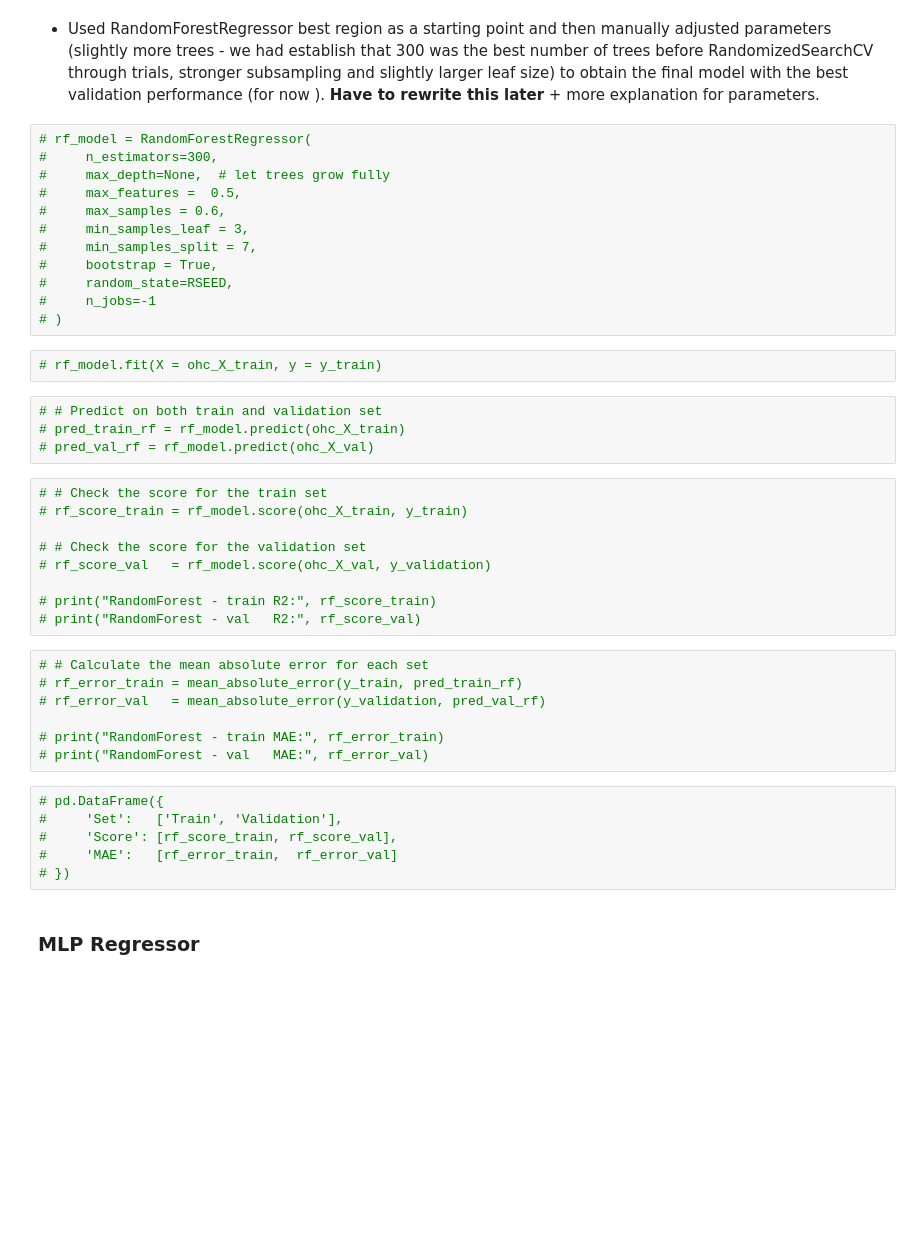
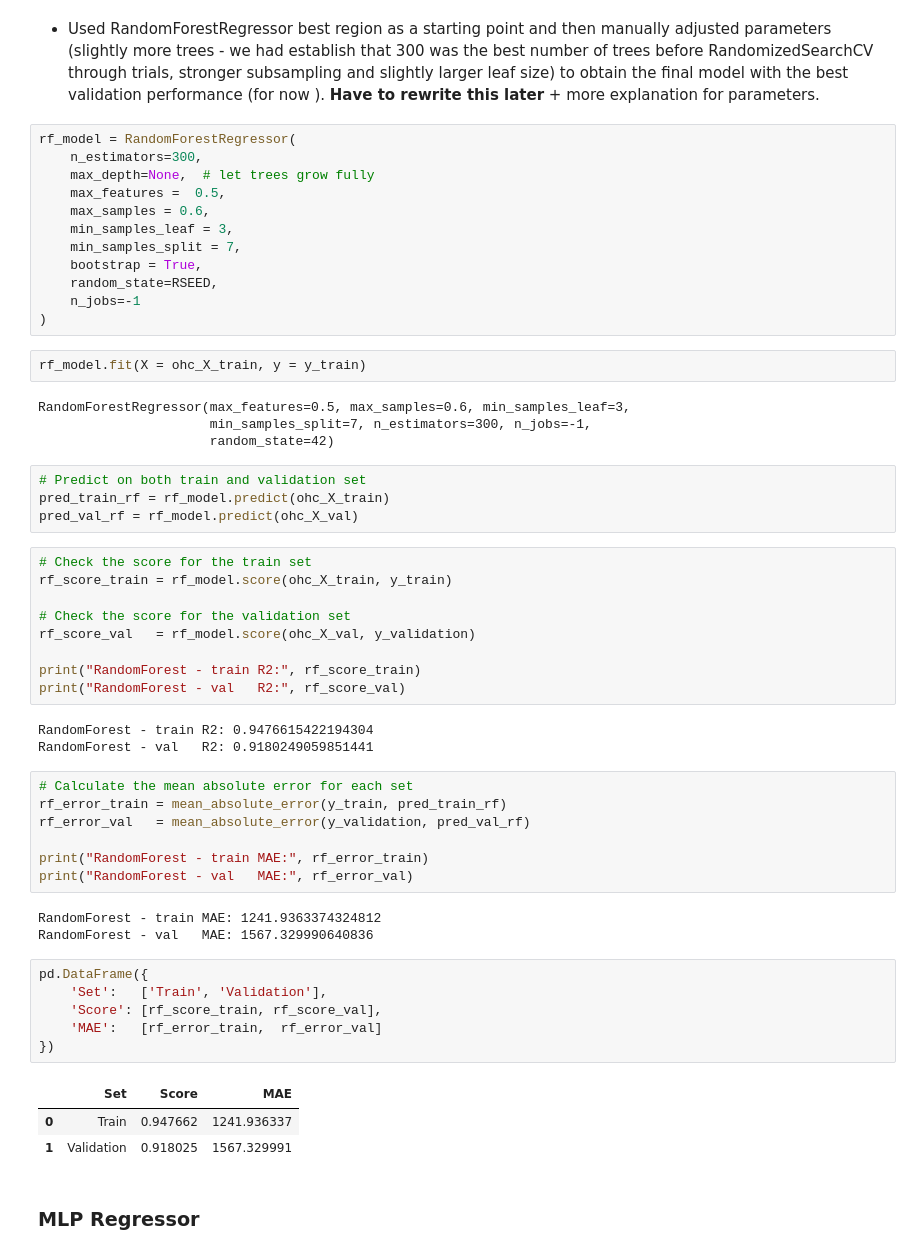
Before and after one commit to TheFriendlyTwin/Group14-Cars4You-Project, a Jupyter notebook: Project_Group14_KNN_FINAL.ipynb, the cells around one changed output. Saved outputs shown, nothing was run; the diff lists cells and outputs as text; blank space fills up the shorter version.

```diff
--- a/Project_Group14_KNN_FINAL.ipynb
+++ b/Project_Group14_KNN_FINAL.ipynb
@@ -2692,45 +2856,59 @@ We'll go with k = 6 as both sets seem to be closer to each other in this point b
 # %% [markdown]
 - Used RandomForestRegressor best region as a starting point and then manually adjusted parameters (slightly more trees - we had establish that 300 was the best number of trees before RandomizedSearchCV through trials, stronger subsampling and slightly larger leaf size) to obtain the final model with the best validation performance (for now ). **Have to rewrite this later** + more explanation for parameters.
 # %%
-# rf_model = RandomForestRegressor(
-#     n_estimators=300,
-#     max_depth=None,  # let trees grow fully
-#     max_features =  0.5,
-#     max_samples = 0.6,
-#     min_samples_leaf = 3,
-#     min_samples_split = 7,
-#     bootstrap = True,
-#     random_state=RSEED,
-#     n_jobs=-1
-# )
+rf_model = RandomForestRegressor(
+    n_estimators=300,
+    max_depth=None,  # let trees grow fully
+    max_features =  0.5,
+    max_samples = 0.6,
+    min_samples_leaf = 3,
+    min_samples_split = 7,
+    bootstrap = True,
+    random_state=RSEED,
+    n_jobs=-1
+)
 # %%
-# rf_model.fit(X = ohc_X_train, y = y_train)
+rf_model.fit(X = ohc_X_train, y = y_train)
+# %% [output]
+RandomForestRegressor(max_features=0.5, max_samples=0.6, min_samples_leaf=3,
+                      min_samples_split=7, n_estimators=300, n_jobs=-1,
+                      random_state=42)
 # %%
-# # Predict on both train and validation set
-# pred_train_rf = rf_model.predict(ohc_X_train)
-# pred_val_rf = rf_model.predict(ohc_X_val)
+# Predict on both train and validation set
+pred_train_rf = rf_model.predict(ohc_X_train)
+pred_val_rf = rf_model.predict(ohc_X_val)
 # %%
-# # Check the score for the train set
-# rf_score_train = rf_model.score(ohc_X_train, y_train)
+# Check the score for the train set
+rf_score_train = rf_model.score(ohc_X_train, y_train)
 
-# # Check the score for the validation set
-# rf_score_val   = rf_model.score(ohc_X_val, y_validation)
+# Check the score for the validation set
+rf_score_val   = rf_model.score(ohc_X_val, y_validation)
 
-# print("RandomForest - train R2:", rf_score_train)
-# print("RandomForest - val   R2:", rf_score_val)
+print("RandomForest - train R2:", rf_score_train)
+print("RandomForest - val   R2:", rf_score_val)
+# %% [output]
+RandomForest - train R2: 0.9476615422194304
+RandomForest - val   R2: 0.9180249059851441
 # %%
-# # Calculate the mean absolute error for each set
-# rf_error_train = mean_absolute_error(y_train, pred_train_rf)
-# rf_error_val   = mean_absolute_error(y_validation, pred_val_rf)
+# Calculate the mean absolute error for each set
+rf_error_train = mean_absolute_error(y_train, pred_train_rf)
+rf_error_val   = mean_absolute_error(y_validation, pred_val_rf)
 
-# print("RandomForest - train MAE:", rf_error_train)
-# print("RandomForest - val   MAE:", rf_error_val)
+print("RandomForest - train MAE:", rf_error_train)
+print("RandomForest - val   MAE:", rf_error_val)
+# %% [output]
+RandomForest - train MAE: 1241.9363374324812
+RandomForest - val   MAE: 1567.329990640836
 # %%
-# pd.DataFrame({
-#     'Set':   ['Train', 'Validation'],
-#     'Score': [rf_score_train, rf_score_val],
-#     'MAE':   [rf_error_train,  rf_error_val]
-# })
+pd.DataFrame({
+    'Set':   ['Train', 'Validation'],
+    'Score': [rf_score_train, rf_score_val],
+    'MAE':   [rf_error_train,  rf_error_val]
+})
+# %% [output]
+|  | Set | Score | MAE |
+| 0 | Train | 0.947662 | 1241.936337 |
+| 1 | Validation | 0.918025 | 1567.329991 |
 # %% [markdown]
 ### MLP Regressor
 # %%
```
Also changed, not shown: parts of 51 cells of this notebook, 1 other file.
